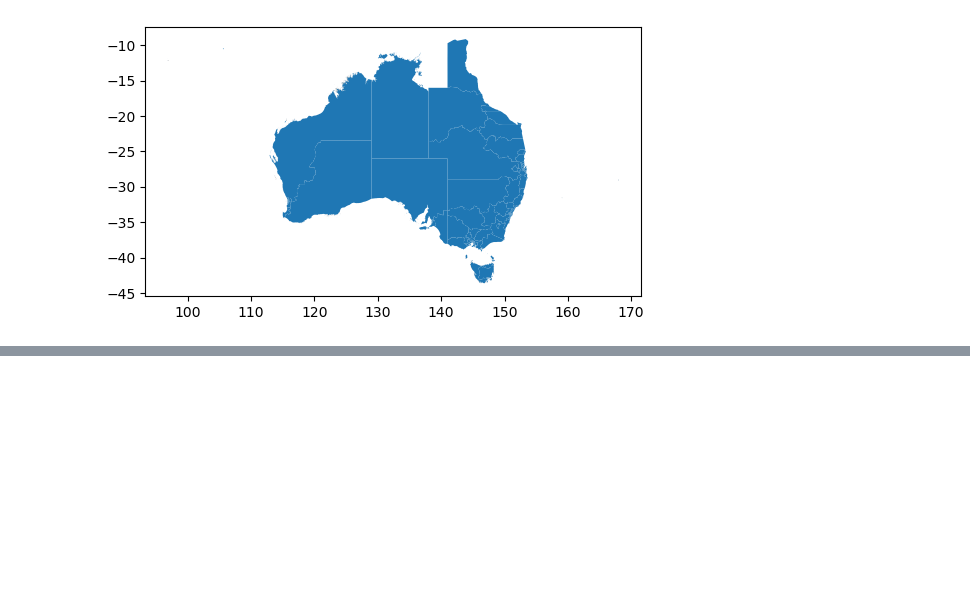
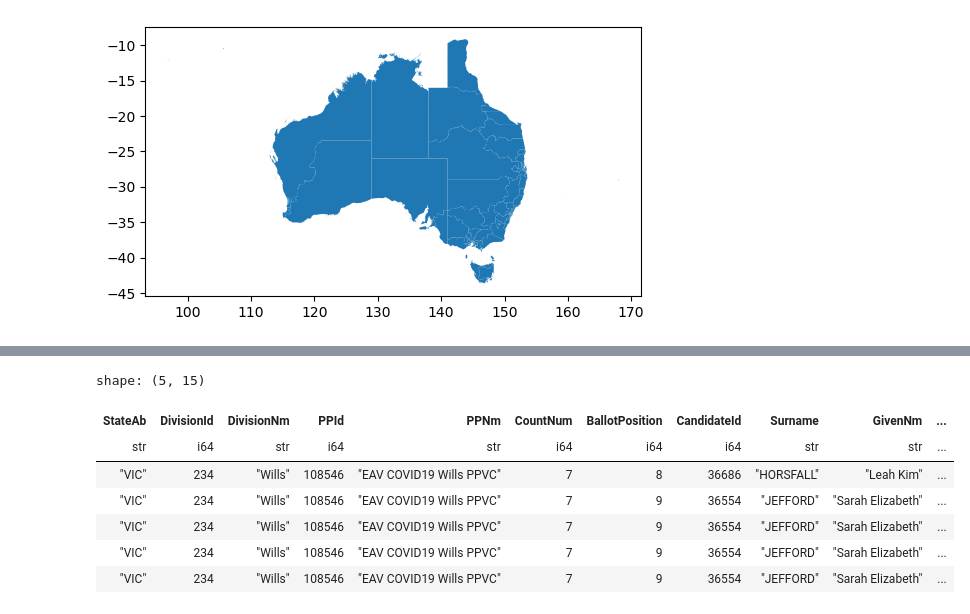
Before and after one commit to Andre-Medina/Electoralyze, a Jupyter notebook: experiments/05_electrion_data/01_federal_2022/01_processing.ipynb, the cells around one changed output, grey strips where cells are left out. Cells and saved outputs as stored; diff of their text form; code cells hidden in the pictures; blank space fills up the shorter version.

```diff
--- a/experiments/05_electrion_data/01_federal_2022/01_processing.ipynb
+++ b/experiments/05_electrion_data/01_federal_2022/01_processing.ipynb
@@ -18,0 +90,35 @@ region.Federal2022.geometry.pipe(to_geopandas).plot()
+# %%
+schema = pl.Schema(
+    [
+        ("StateAb", pl.String),
+        ("DivisionId", pl.Int64),
+        ("DivisionNm", pl.String),
+        ("PPId", pl.Int64),
+        ("PPNm", pl.String),
+        ("CountNum", pl.Int64),
+        ("BallotPosition", pl.Int64),
+        ("CandidateId", pl.Int64),
+        ("Surname", pl.String),
+        ("GivenNm", pl.String),
+        ("PartyAb", pl.String),
+        ("PartyNm", pl.String),
+        ("SittingMemberFl", pl.String),
+        ("CalculationType", pl.String),
+        ("CalculationValue", pl.Float64),
+    ]
+)
+# %%
+from electoralyze.common.files import pl_scan_csv_zip
+
+combined_data = pl_scan_csv_zip(csv_zip_url=file_url, schema=schema, add_file_name=False, skip_rows=1)
+# %%
+combined_data.tail(5).collect()
+# %% [output]
+shape: (5, 15)
+| StateAb | DivisionId | DivisionNm | PPId | PPNm | CountNum | BallotPosition | CandidateId | Surname | GivenNm | ... |
+| str | i64 | str | i64 | str | i64 | i64 | i64 | str | str | ... |
+| "VIC" | 234 | "Wills" | 108546 | "EAV COVID19 Wills PPVC" | 7 | 8 | 36686 | "HORSFALL" | "Leah Kim" | ... |
+| "VIC" | 234 | "Wills" | 108546 | "EAV COVID19 Wills PPVC" | 7 | 9 | 36554 | "JEFFORD" | "Sarah Elizabeth" | ... |
+| "VIC" | 234 | "Wills" | 108546 | "EAV COVID19 Wills PPVC" | 7 | 9 | 36554 | "JEFFORD" | "Sarah Elizabeth" | ... |
+| "VIC" | 234 | "Wills" | 108546 | "EAV COVID19 Wills PPVC" | 7 | 9 | 36554 | "JEFFORD" | "Sarah Elizabeth" | ... |
+| "VIC" | 234 | "Wills" | 108546 | "EAV COVID19 Wills PPVC" | 7 | 9 | 36554 | "JEFFORD" | "Sarah Elizabeth" | ... |
```
Also changed, not shown: parts of 6 cells of this notebook, 4 other files.
